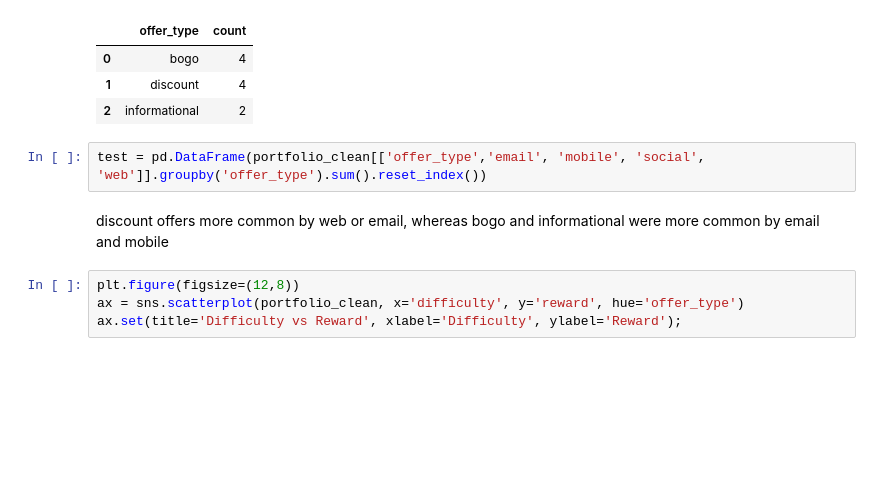
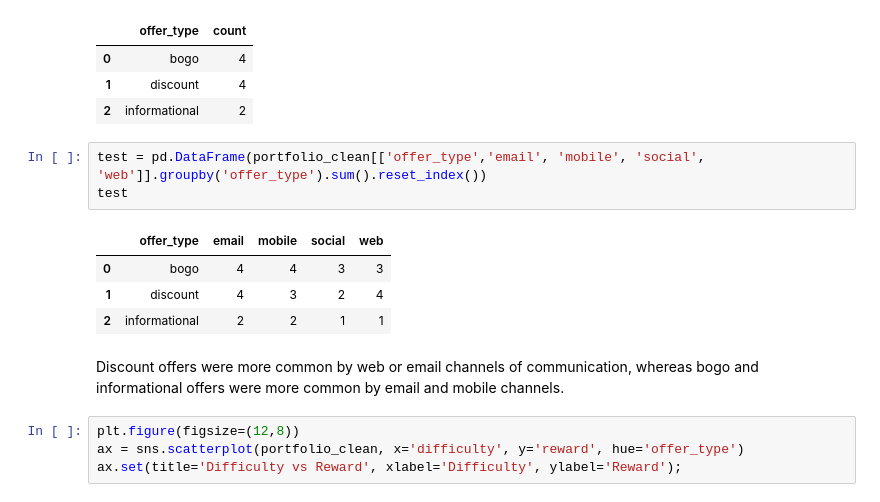
Before and after one commit to s-patel12/data_science_nanodegree, a Jupyter notebook: Capstone_Project_Starbucks/Starbucks_Capstone_notebook.ipynb, the cells around one changed output. Saved outputs shown, nothing was run; the diff lists cells and outputs as text; blank space fills up the shorter version.

```diff
--- a/Capstone_Project_Starbucks/Starbucks_Capstone_notebook.ipynb
+++ b/Capstone_Project_Starbucks/Starbucks_Capstone_notebook.ipynb
@@ -663,8 +697,14 @@ type_count
 | 2 | informational | 2 |
 # %%
 test = pd.DataFrame(portfolio_clean[['offer_type','email', 'mobile', 'social', 'web']].groupby('offer_type').sum().reset_index())
+test
+# %% [output]
+|  | offer_type | email | mobile | social | web |
+| 0 | bogo | 4 | 4 | 3 | 3 |
+| 1 | discount | 4 | 3 | 2 | 4 |
+| 2 | informational | 2 | 2 | 1 | 1 |
 # %% [markdown]
-discount offers more common by web or email, whereas bogo and informational were more common by email and mobile
+Discount offers were more common by web or email channels of communication, whereas bogo and informational offers were more common by email and mobile channels.
 # %%
 plt.figure(figsize=(12,8))
 ax = sns.scatterplot(portfolio_clean, x='difficulty', y='reward', hue='offer_type')
```
Also changed, not shown: parts of 109 cells of this notebook.
